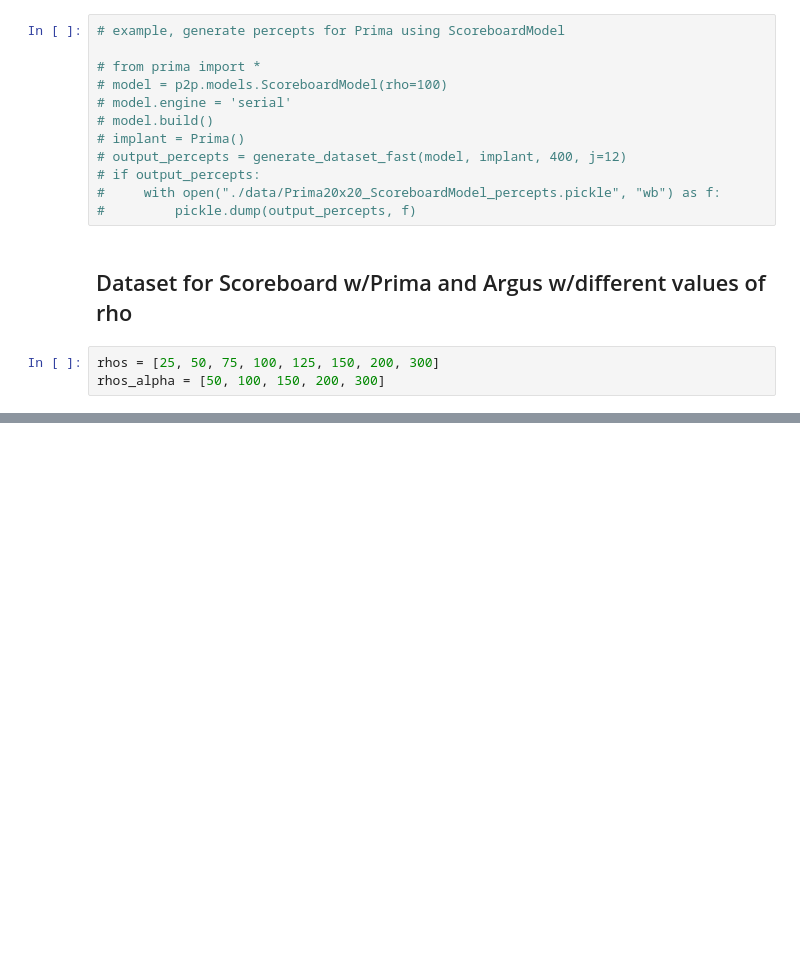
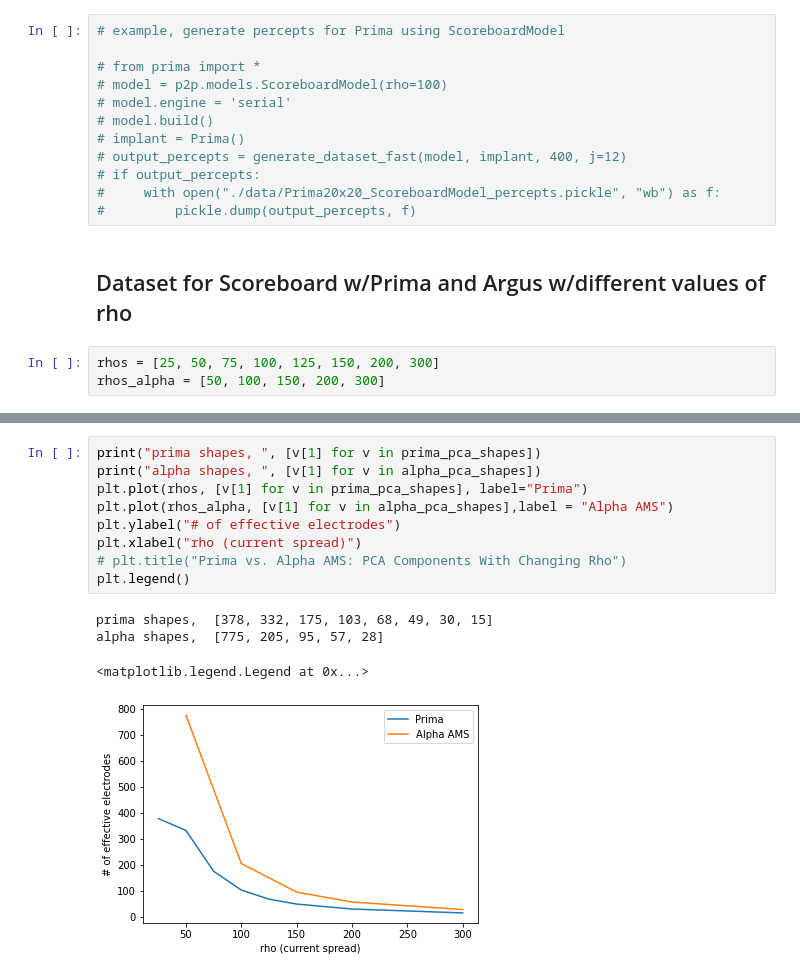
Before and after one commit to garethgeorge/prima-p2p-jupyternb, a Jupyter notebook: gareth-generate-pca-dataset.ipynb, the cells around one changed output, grey strips where cells are left out. Saved outputs shown, nothing was run; the diff lists cells and outputs as text; blank space fills up the shorter version.

```diff
--- a/gareth-generate-pca-dataset.ipynb
+++ b/gareth-generate-pca-dataset.ipynb
@@ -262,3 +355,17 @@ loaded prima percepts for rho 300, size: (400, 124, 164)
+# %%
+print("prima shapes, ", [v[1] for v in prima_pca_shapes])
+print("alpha shapes, ", [v[1] for v in alpha_pca_shapes])
+plt.plot(rhos, [v[1] for v in prima_pca_shapes], label="Prima")
+plt.plot(rhos_alpha, [v[1] for v in alpha_pca_shapes],label = "Alpha AMS")
+plt.ylabel("# of effective electrodes")
+plt.xlabel("rho (current spread)")
+# plt.title("Prima vs. Alpha AMS: PCA Components With Changing Rho")
+plt.legend()
+# %% [output]
+prima shapes,  [378, 332, 175, 103, 68, 49, 30, 15]
+alpha shapes,  [775, 205, 95, 57, 28]
+<matplotlib.legend.Legend at 0x...>
+[figure, added]
 # %%
 print("prima shapes, ", [v[1] for v in prima_pca_shapes])
 print("argus shapes, ", [v[1] for v in argus_pca_shapes])
```
Also changed, not shown: parts of 15 cells of this notebook, 14 other files.
